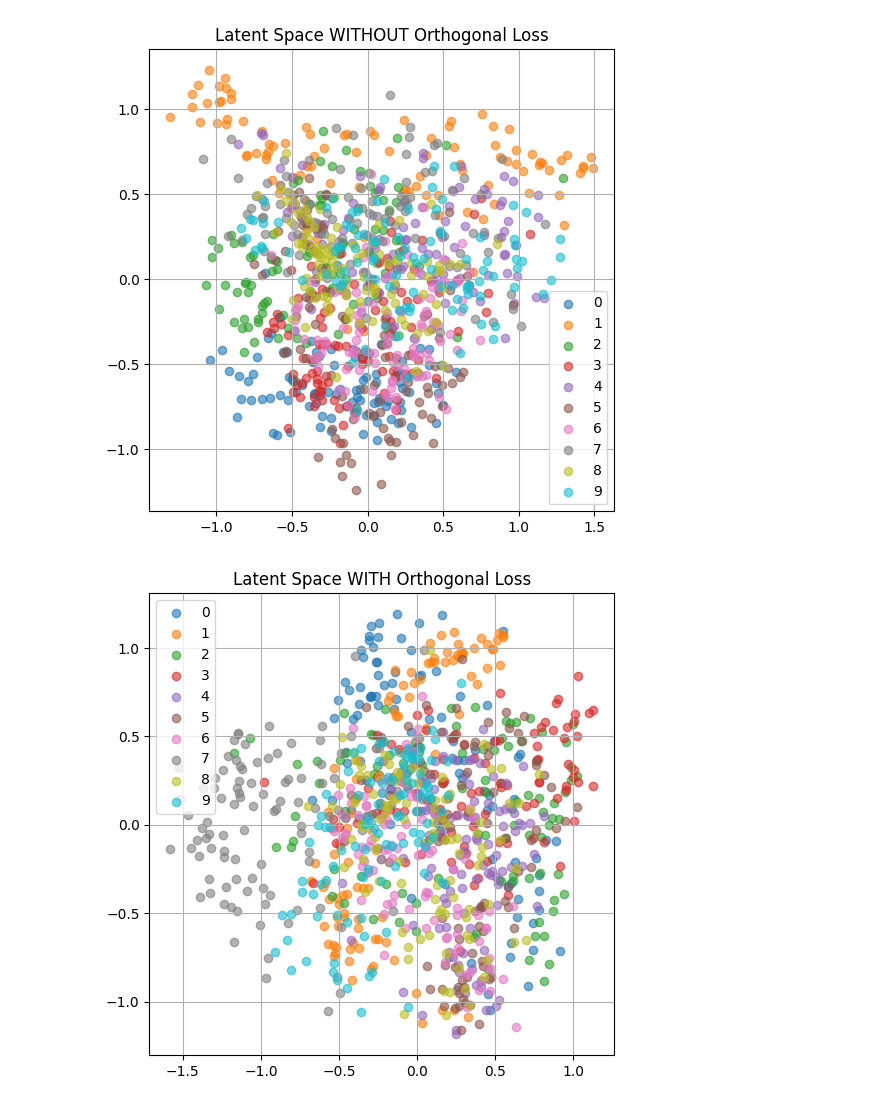
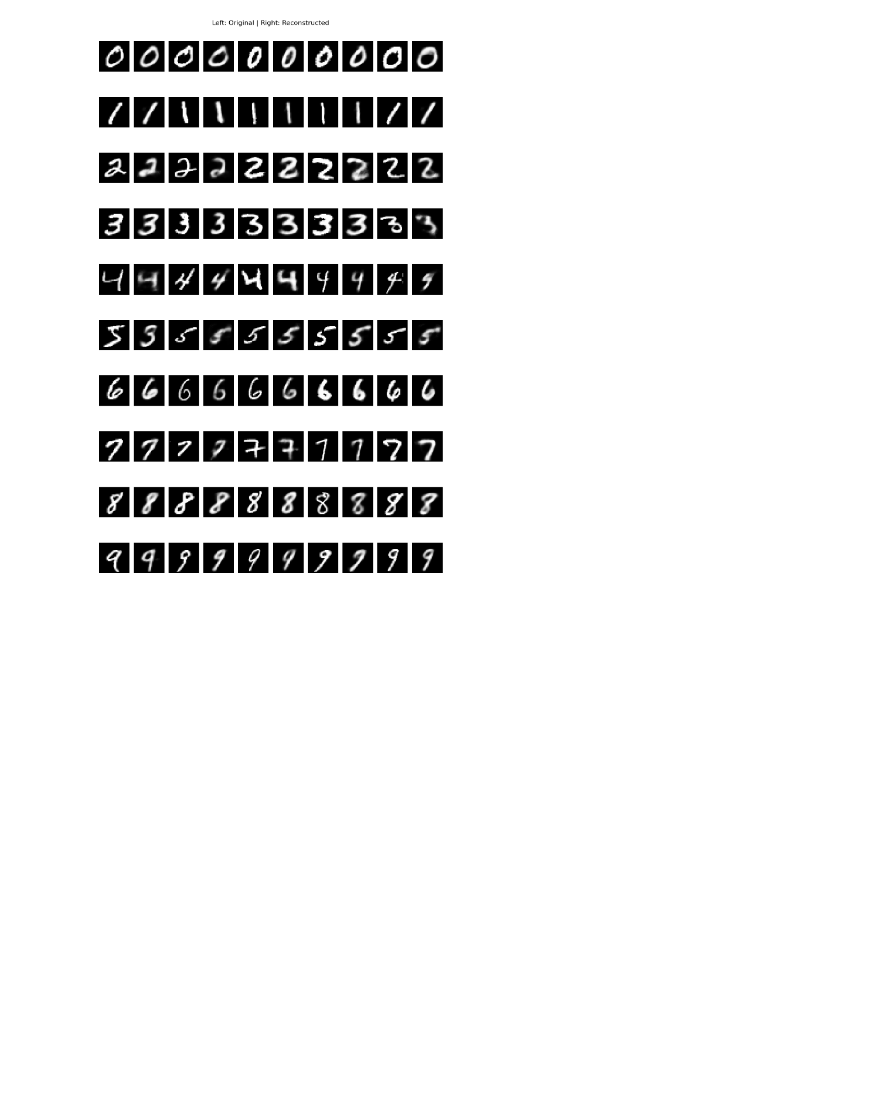
Before and after one commit to bhatishan2003/representation-learning-with-autoencoder, a Jupyter notebook: analysis.ipynb, the cells around one changed output. Cells and saved outputs as stored; diff of their text form; code cells hidden in the pictures; blank space fills up the shorter version.

```diff
--- a/analysis.ipynb
+++ b/analysis.ipynb
@@ -63,9 +152,0 @@ def plot_latent_space(class_latents, title, filename):
-# %%
-latents_no = np.load("latents_no_ortho.npy", allow_pickle=True).item()
-latents_with = np.load("latents_with_ortho.npy", allow_pickle=True).item()
-plot_latent_space(latents_no, "Latent Space WITHOUT Orthogonal Loss", "latent_without_ortho.png")
-
-plot_latent_space(latents_with, "Latent Space WITH Orthogonal Loss", "latent_with_ortho.png")
-# %% [output]
-[figure, removed]
-[figure, removed]
@@ -71,0 +207,8 @@ plot_latent_space(latents_with, "Latent Space WITH Orthogonal Loss", "latent_wit
+# %%
+plot_before_after(
+    run_dir="/teamspace/studios/this_studio/representation-learning-with-autoencoder/results/with_ortho_latent-10",
+    latent_dim=10,
+    samples_per_class=5,
+)
+# %% [output]
+[figure, added]
```
Also changed, not shown: parts of 6 cells of this notebook, 1 other file.
